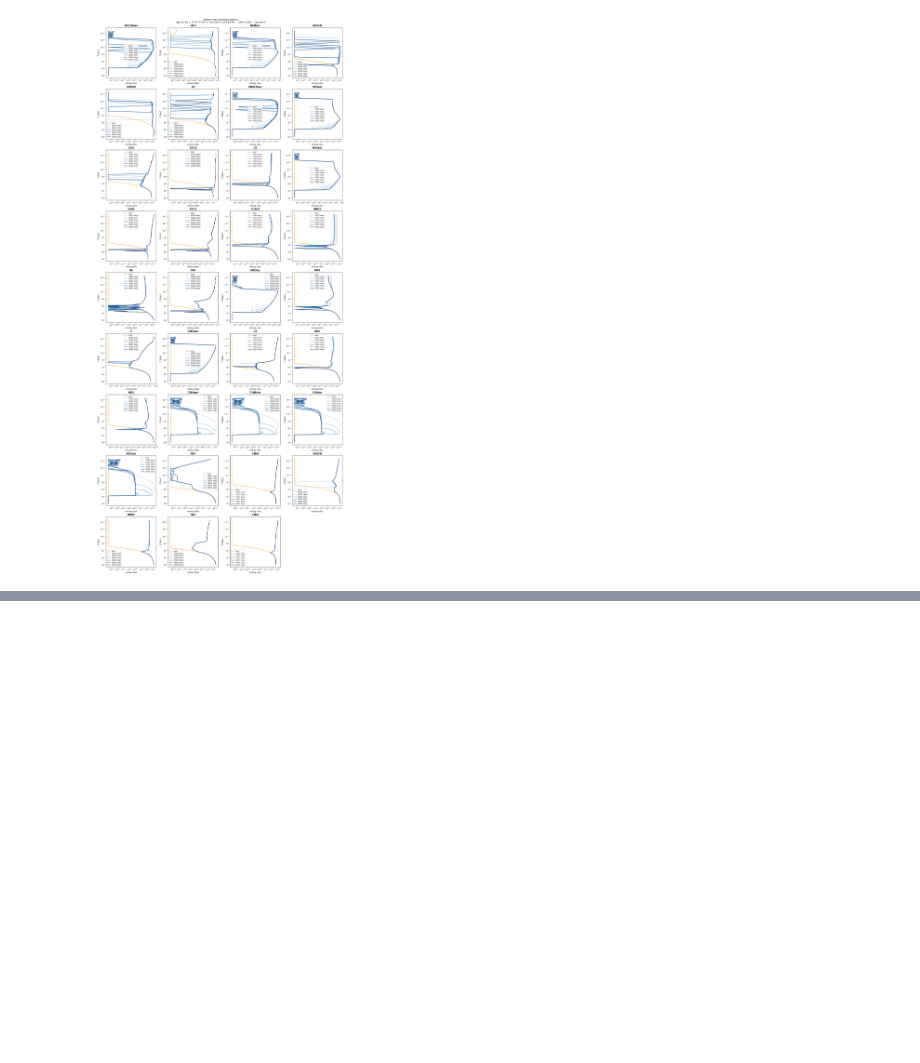
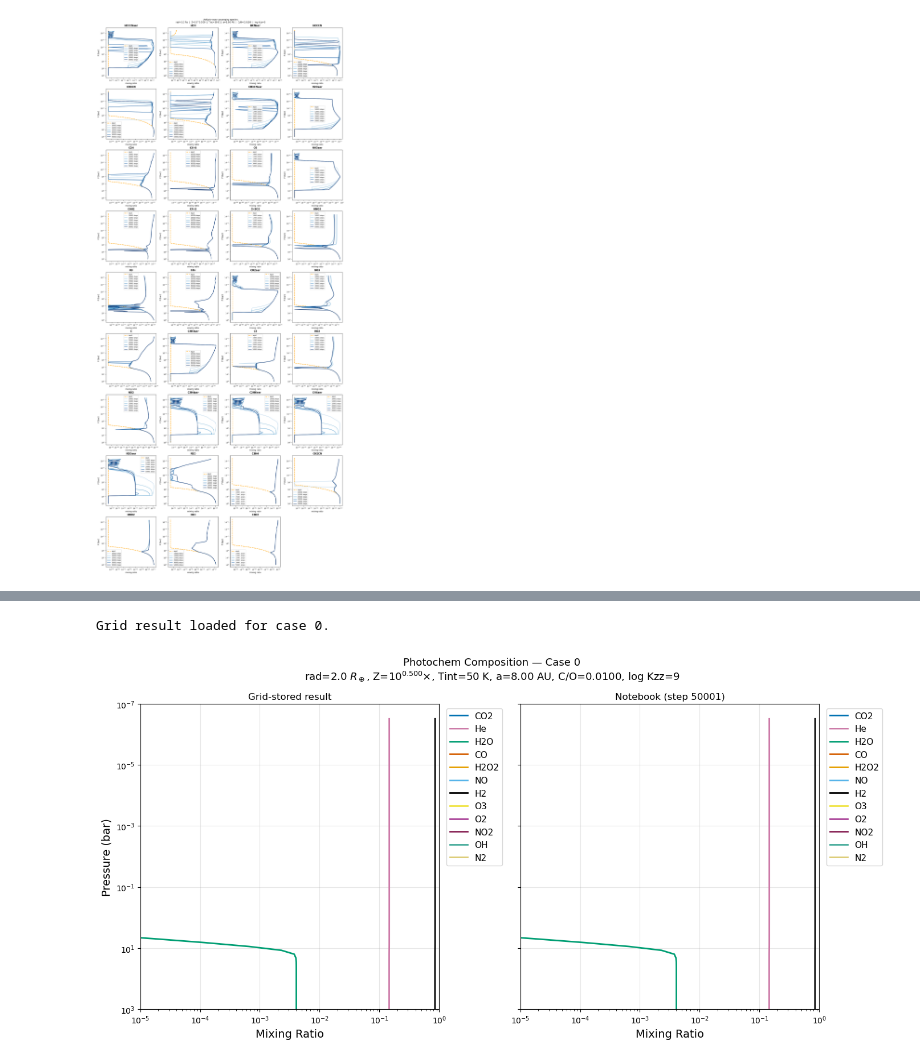
Before and after one commit to ElizabethP712/MiniNeptuneGrid26_PostBac, a Jupyter notebook: W28_PhotochemNonConvergence_LowMetal.ipynb, the cells around one changed output, grey strips where cells are left out. Drawn from its saved outputs; the diff is of its cells as text; code cells hidden in the pictures; blank space fills up the shorter version.

```diff
--- a/W28_PhotochemNonConvergence_LowMetal.ipynb
+++ b/W28_PhotochemNonConvergence_LowMetal.ipynb
@@ -77,5 +131,5 @@ Saved 9 not-converged cases
 # %%
-cases = np.load('PICASOLimits_ReportFiles/photochem_not_converged_cases_lowmetal_restart.npy')
+cases = np.load('PICASOLimits_ReportFiles/photochem_not_converged_cases_lowmetal_restart_postHYAK.npy')
 # columns: [rad(Re), log10(Z/Zsun), Tint(K), semi_major(AU), C/O(solar), log10(Kzz)]
 
 METAL_MAX = 2.375
@@ -540,0 +612,71 @@ Plotting 35 actively changing species: ['HCCCNaer', 'HCN', 'HCNaer', 'HCCCN', 'C
+# %%
+GRID_SHAPE = (1, 6, 8, 11, 5, 3)
+
+def load_case_from_grid(h5_path, case_params, grid_shape=GRID_SHAPE):
+    """Return (sol_grid, soleq_grid) dicts for the matching input row, or (None, None)."""
+    with h5py.File(h5_path, 'r') as f:
+        inputs   = f['inputs'][:]
+        diffs    = np.abs(inputs - case_params).max(axis=1)
+        flat_idx = int(np.argmin(diffs))
+        if diffs[flat_idx] > 1e-4:
+            return None, None
+        multi_idx  = np.unravel_index(flat_idx, grid_shape)
+        sol_grid   = {}
+        soleq_grid = {}
+        for key in f['results'].keys():
+            val = np.array(f['results'][key][multi_idx])
+            if key.endswith('_sol'):
+                sol_grid[key[:-4]] = val
+            elif key.endswith('_soleq'):
+                soleq_grid[key[:-6]] = val
+    return sol_grid, soleq_grid
+
+# Load the grid-stored result for the current case
+case_params          = np.array([rad, log_metal, tint, semi_major, ctoO, log_Kzz])
+sol_grid, soleq_grid = load_case_from_grid(PC_H5, case_params)
+
+if sol_grid is None:
+    print('Case not found in grid h5 — it may not have run yet on Hyak.')
+else:
+    print(f'Grid result loaded for case {CASE_IDX}.')
+
+    species_to_compare = ['CO2','He','H2O','CO', 'H2O2', 'NO', 'H2', 'O3', 'O2', 'NO2', 'OH', 'N2']
+    colors_sp = ['#0072B2', '#CC79A7', '#009E73', '#D55E00',
+                 '#E69F00', '#56B4E9', '#000000', '#F0E442',
+                 '#AA4499', '#882255', '#44AA99', '#DDCC77']
+
+    final_step = sorted(snapshots_rs.keys())[-1]
+    sol_nb     = snapshots_rs[final_step]
+
+    _case_label = (f'rad={rad:.1f} $R_\oplus$, Z=10$^{{{log_metal:.3f}}}$×, '
+                   f'Tint={tint:.0f} K, a={semi_major:.2f} AU, '
+                   f'C/O={ctoO:.4f}, log Kzz={log_Kzz:.0f}')
+
+    fig, axes = plt.subplots(1, 2, figsize=(14, 7), sharey=True)
+
+    for sp, color in zip(species_to_compare, colors_sp):
+        if sp in sol_grid:
+            p_grid = np.array(sol_grid['pressure']) / 1e6
+            axes[0].plot(sol_grid[sp], p_grid, color=color, lw=2, label=sp)
+        if sp in sol_nb:
+            p_nb = np.array(sol_nb['pressure']) / 1e6
+            axes[1].plot(sol_nb[sp], p_nb, color=color, lw=2, label=sp)
+
+    for ax, title in zip(axes, ['Grid-stored result', f'Notebook (step {final_step})']):
+        ax.set_xscale('log')
+        ax.set_yscale('log')
+        ax.invert_yaxis()
+        ax.set_xlim(1e-5, 1)
+        ax.set_ylim(1000, 1e-7)
+        ax.set_xlabel('Mixing Ratio', fontsize=14)
+        ax.grid(alpha=0.3)
+        ax.set_title(title, fontsize=12)
+        ax.legend(ncol=1, fontsize=11, bbox_to_anchor=(1.01, 1), loc='upper left')
+
+    axes[0].set_ylabel('Pressure (bar)', fontsize=14)
+    fig.suptitle(f'Photochem Composition — Case {CASE_IDX}\n{_case_label}', fontsize=13)
+    plt.tight_layout()
+    plt.show()
+# %% [output]
+Grid result loaded for case 0.
+[figure, added]
```
Also changed, not shown: parts of 8 cells of this notebook, 3 other files.
